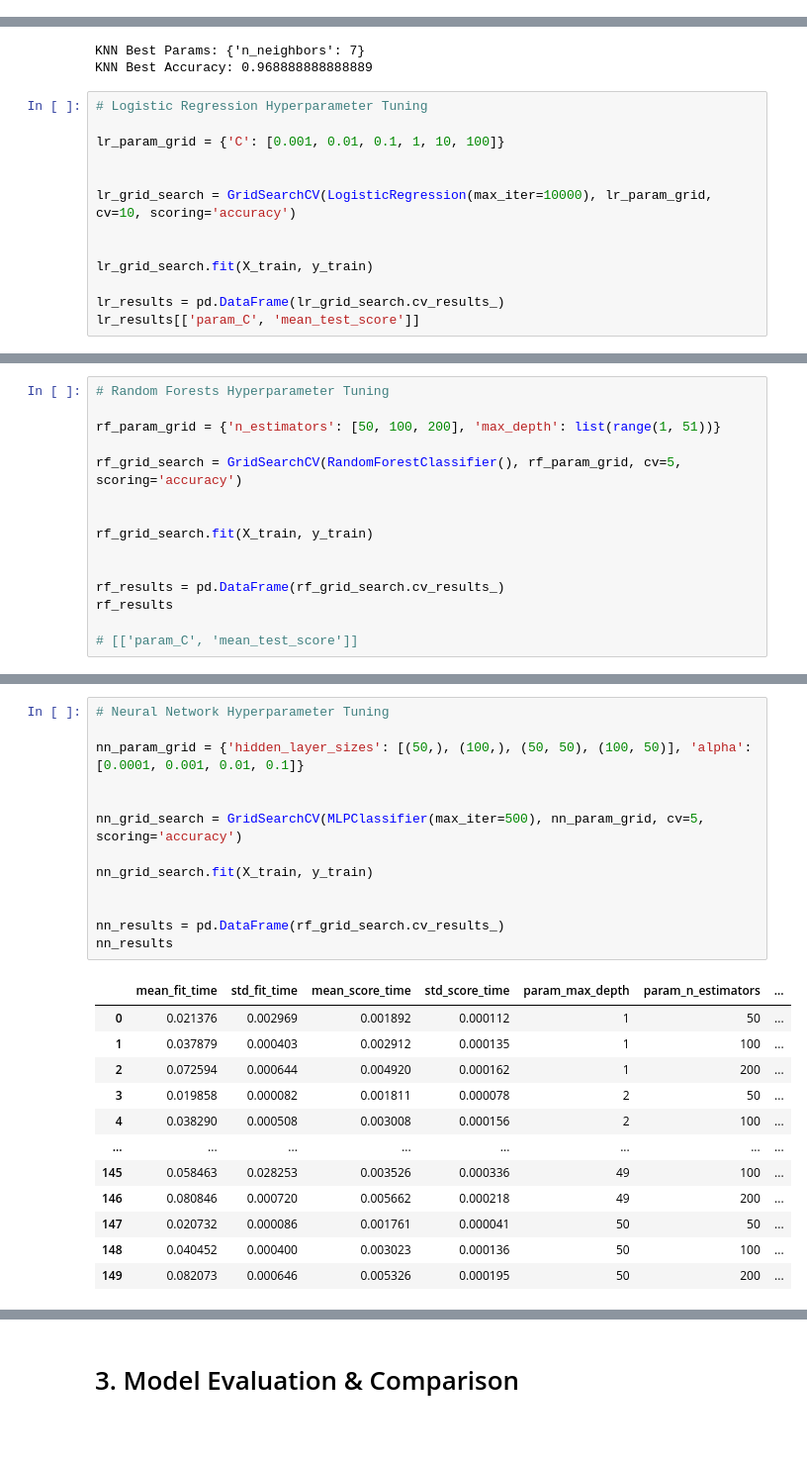
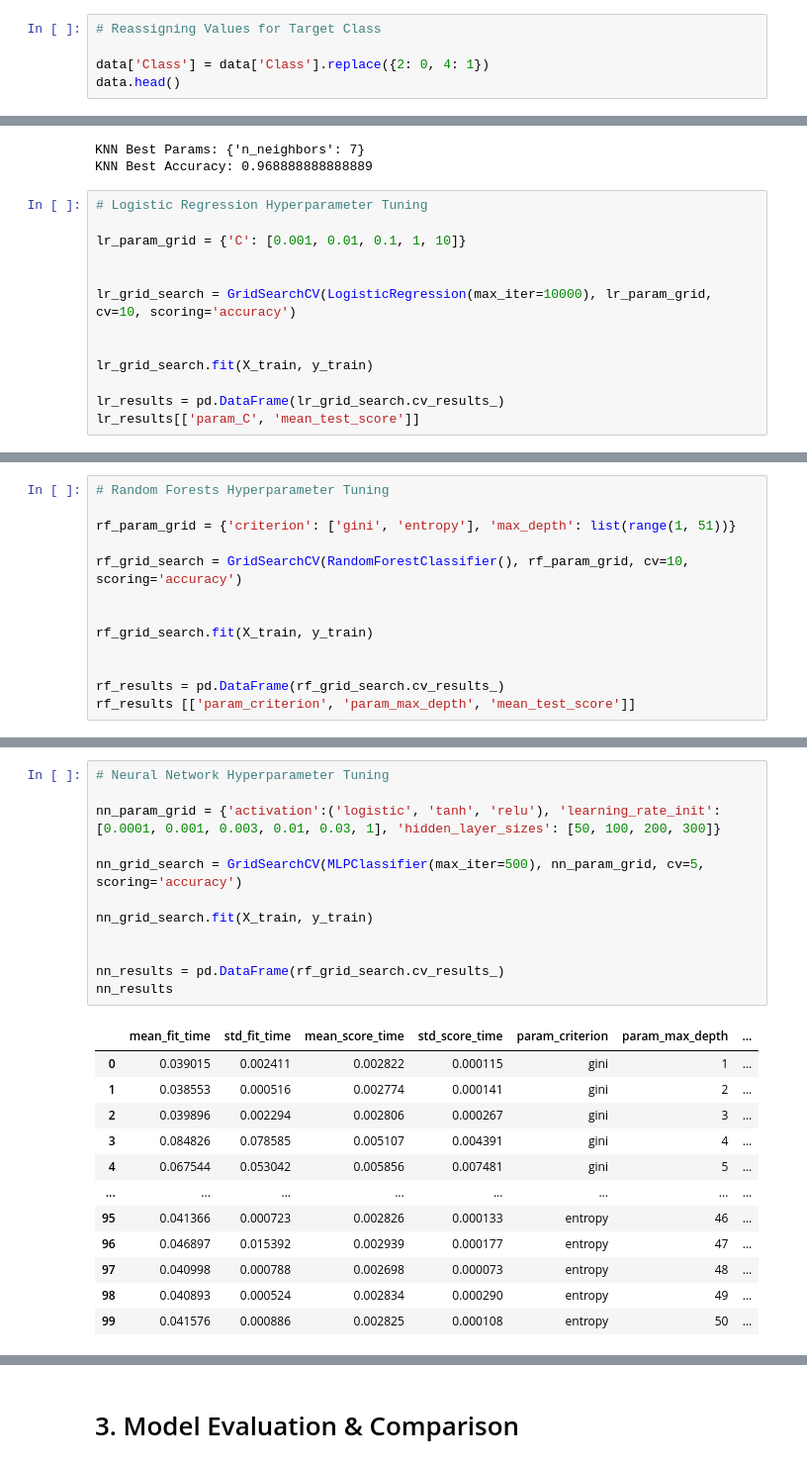
Before and after one commit to sarvesh-selvam/Breast-Cancer-Prediction, a Jupyter notebook: Breast Cancer Prediction (Code).ipynb, the cells around one changed output, grey strips where cells are left out. Shown at 99% size. Cells and saved outputs as stored; diff of their text form; blank space fills up the shorter version.

```diff
--- a/Breast Cancer Prediction (Code).ipynb
+++ b/Breast Cancer Prediction (Code).ipynb
@@ -54,3 +57,8 @@ df.head()
 # Dropping 'Sample Code Number' due to irrelvance in prediction of Breast Cancer
 
 data = df.drop(['Sample code number'], axis=1)
+# %%
+# Reassigning Values for Target Class
+
+data['Class'] = data['Class'].replace({2: 0, 4: 1})
+data.head()
@@ -336,7 +376,7 @@ KNN Best Accuracy: 0.968888888888889
 # %%
 # Logistic Regression Hyperparameter Tuning
 
-lr_param_grid = {'C': [0.001, 0.01, 0.1, 1, 10, 100]}
+lr_param_grid = {'C': [0.001, 0.01, 0.1, 1, 10]}
 
 
 lr_grid_search = GridSearchCV(LogisticRegression(max_iter=10000), lr_param_grid, cv=10, scoring='accuracy')
@@ -371,16 +417,14 @@ plt.show()
 # %%
 # Random Forests Hyperparameter Tuning
 
-rf_param_grid = {'n_estimators': [50, 100, 200], 'max_depth': list(range(1, 51))}
+rf_param_grid = {'criterion': ['gini', 'entropy'], 'max_depth': list(range(1, 51))}
 
-rf_grid_search = GridSearchCV(RandomForestClassifier(), rf_param_grid, cv=5, scoring='accuracy')
+rf_grid_search = GridSearchCV(RandomForestClassifier(), rf_param_grid, cv=10, scoring='accuracy')
 
 
 rf_grid_search.fit(X_train, y_train)
 
 
 rf_results = pd.DataFrame(rf_grid_search.cv_results_)
-rf_results
-
-# [['param_C', 'mean_test_score']]
+rf_results [['param_criterion', 'param_max_depth', 'mean_test_score']]
 # %% [output]
@@ -405,26 +456,25 @@ sns.lineplot(x = 'param_max_depth', y = 'mean_test_score', hue='param_n_estimato
 # %%
 # Neural Network Hyperparameter Tuning
 
-nn_param_grid = {'hidden_layer_sizes': [(50,), (100,), (50, 50), (100, 50)], 'alpha': [0.0001, 0.001, 0.01, 0.1]}
-
+nn_param_grid = {'activation':('logistic', 'tanh', 'relu'), 'learning_rate_init':[0.0001, 0.001, 0.003, 0.01, 0.03, 1], 'hidden_layer_sizes': [50, 100, 200, 300]}
 
 nn_grid_search = GridSearchCV(MLPClassifier(max_iter=500), nn_param_grid, cv=5, scoring='accuracy')
 
 nn_grid_search.fit(X_train, y_train)
 
 
 nn_results = pd.DataFrame(rf_grid_search.cv_results_)
 nn_results
 # %% [output]
-|  | mean_fit_time | std_fit_time | mean_score_time | std_score_time | param_max_depth | param_n_estimators | ... |
-| 0 | 0.021376 | 0.002969 | 0.001892 | 0.000112 | 1 | 50 | ... |
-| 1 | 0.037879 | 0.000403 | 0.002912 | 0.000135 | 1 | 100 | ... |
-| 2 | 0.072594 | 0.000644 | 0.004920 | 0.000162 | 1 | 200 | ... |
-| 3 | 0.019858 | 0.000082 | 0.001811 | 0.000078 | 2 | 50 | ... |
-| 4 | 0.038290 | 0.000508 | 0.003008 | 0.000156 | 2 | 100 | ... |
+|  | mean_fit_time | std_fit_time | mean_score_time | std_score_time | param_criterion | param_max_depth | ... |
+| 0 | 0.039015 | 0.002411 | 0.002822 | 0.000115 | gini | 1 | ... |
+| 1 | 0.038553 | 0.000516 | 0.002774 | 0.000141 | gini | 2 | ... |
+| 2 | 0.039896 | 0.002294 | 0.002806 | 0.000267 | gini | 3 | ... |
+| 3 | 0.084826 | 0.078585 | 0.005107 | 0.004391 | gini | 4 | ... |
+| 4 | 0.067544 | 0.053042 | 0.005856 | 0.007481 | gini | 5 | ... |
 | ... | ... | ... | ... | ... | ... | ... | ... |
-| 145 | 0.058463 | 0.028253 | 0.003526 | 0.000336 | 49 | 100 | ... |
-| 146 | 0.080846 | 0.000720 | 0.005662 | 0.000218 | 49 | 200 | ... |
-| 147 | 0.020732 | 0.000086 | 0.001761 | 0.000041 | 50 | 50 | ... |
-| 148 | 0.040452 | 0.000400 | 0.003023 | 0.000136 | 50 | 100 | ... |
-| 149 | 0.082073 | 0.000646 | 0.005326 | 0.000195 | 50 | 200 | ... |
+| 95 | 0.041366 | 0.000723 | 0.002826 | 0.000133 | entropy | 46 | ... |
+| 96 | 0.046897 | 0.015392 | 0.002939 | 0.000177 | entropy | 47 | ... |
+| 97 | 0.040998 | 0.000788 | 0.002698 | 0.000073 | entropy | 48 | ... |
+| 98 | 0.040893 | 0.000524 | 0.002834 | 0.000290 | entropy | 49 | ... |
+| 99 | 0.041576 | 0.000886 | 0.002825 | 0.000108 | entropy | 50 | ... |
```
Also changed, not shown: parts of 15 cells of this notebook.
